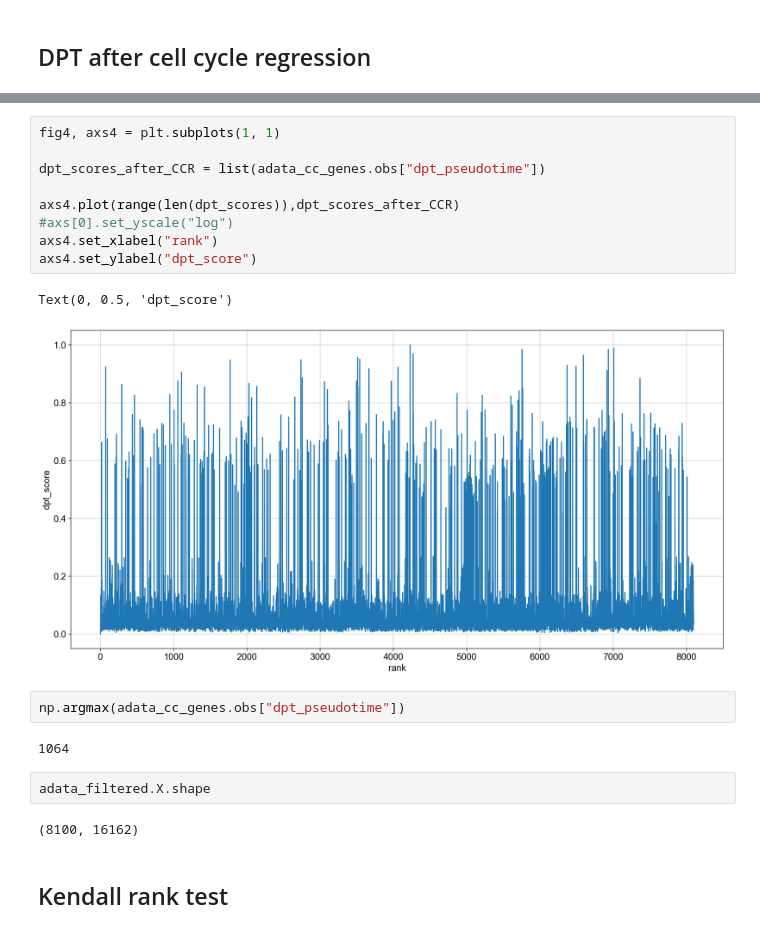
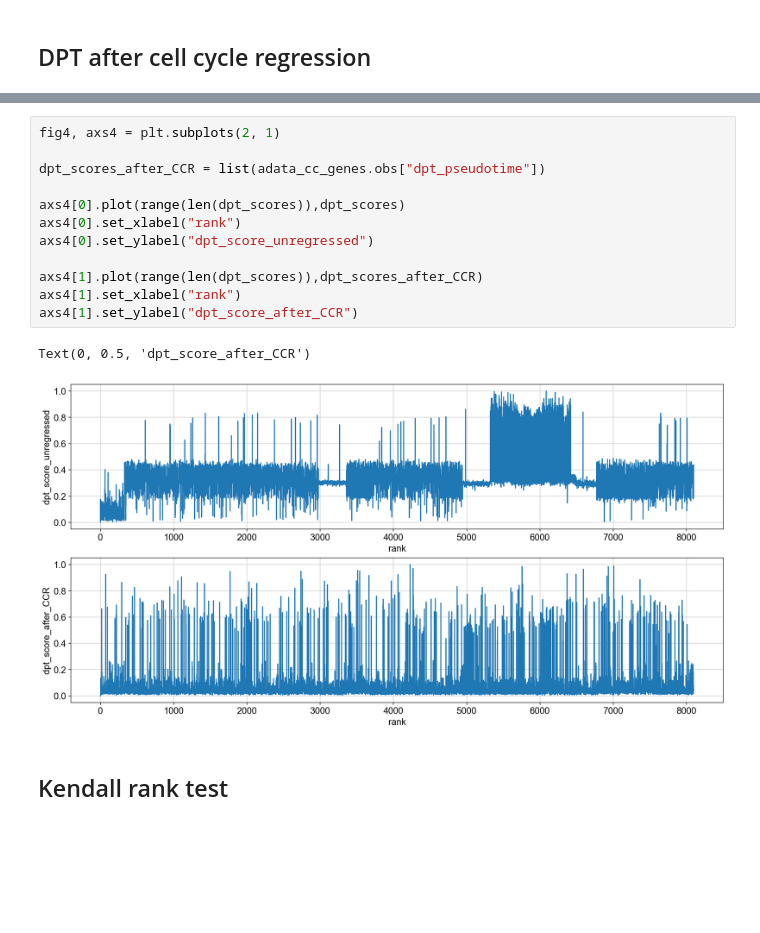
Before and after one commit to jbishop45/CS-7641-Project, a Jupyter notebook: Code/jay_dpt_scores.ipynb, the cells around one changed output, grey strips where cells are left out. Drawn from its saved outputs; the diff is of its cells as text; blank space fills up the shorter version.

```diff
--- a/Code/jay_dpt_scores.ipynb
+++ b/Code/jay_dpt_scores.ipynb
@@ -277,25 +278,20 @@ W76332    0.039524
 W76333    0.034973
 Name: dpt_pseudotime, Length: 8100, dtype: float32
 # %%
-fig4, axs4 = plt.subplots(1, 1)
+fig4, axs4 = plt.subplots(2, 1)
 
 dpt_scores_after_CCR = list(adata_cc_genes.obs["dpt_pseudotime"])
 
-axs4.plot(range(len(dpt_scores)),dpt_scores_after_CCR)
-#axs[0].set_yscale("log")
-axs4.set_xlabel("rank")
-axs4.set_ylabel("dpt_score")
+axs4[0].plot(range(len(dpt_scores)),dpt_scores)
+axs4[0].set_xlabel("rank")
+axs4[0].set_ylabel("dpt_score_unregressed")
+
+axs4[1].plot(range(len(dpt_scores)),dpt_scores_after_CCR)
+axs4[1].set_xlabel("rank")
+axs4[1].set_ylabel("dpt_score_after_CCR")
 # %% [output]
-Text(0, 0.5, 'dpt_score')
+Text(0, 0.5, 'dpt_score_after_CCR')
-[figure, old version]
+[figure, new version]
-# %%
-np.argmax(adata_cc_genes.obs["dpt_pseudotime"])
-# %% [output]
-1064
-# %%
-adata_filtered.X.shape
-# %% [output]
-(8100, 16162)
 # %% [markdown]
 ## Kendall rank test
 # %%
```
Also changed, not shown: parts of 37 cells of this notebook.
